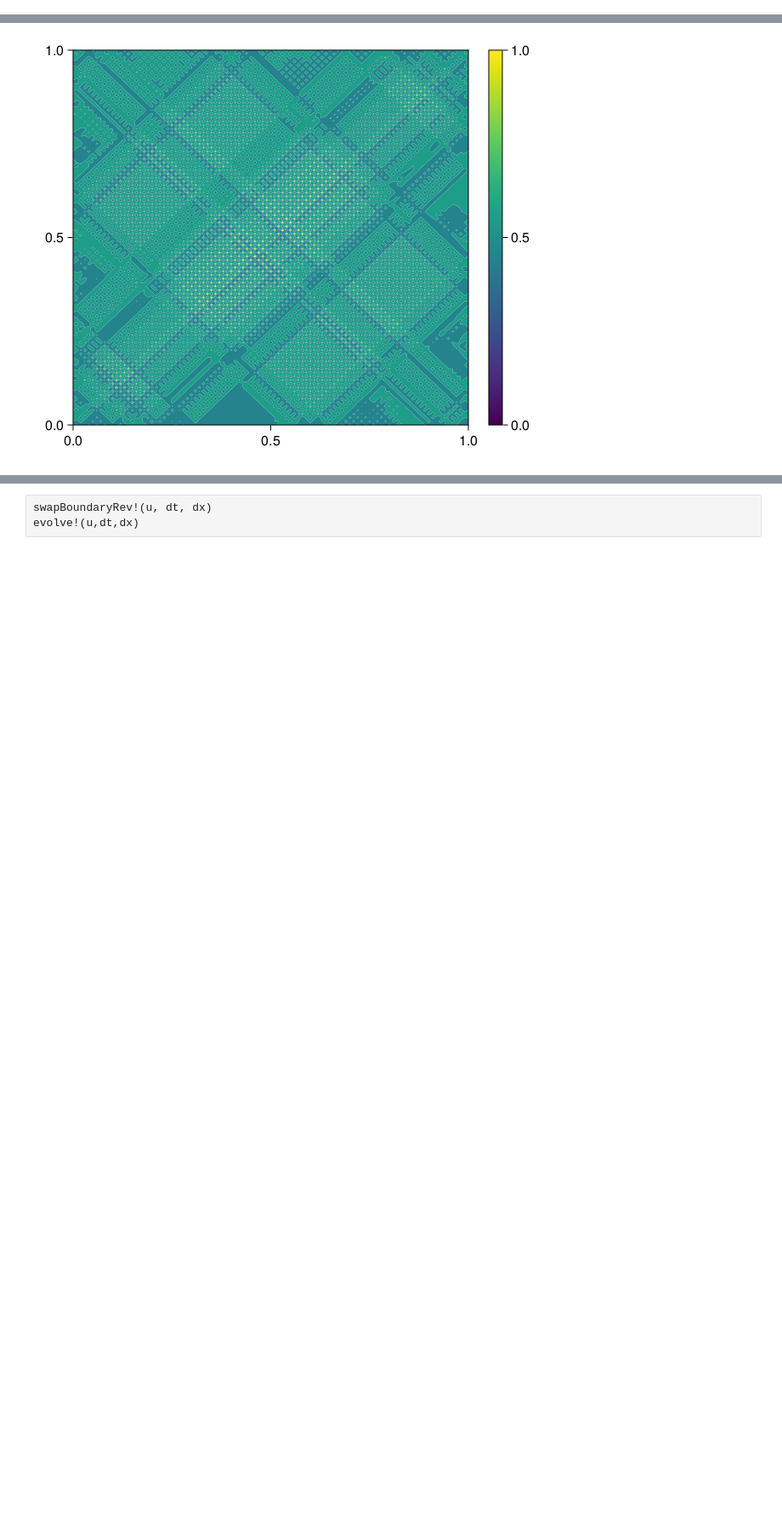
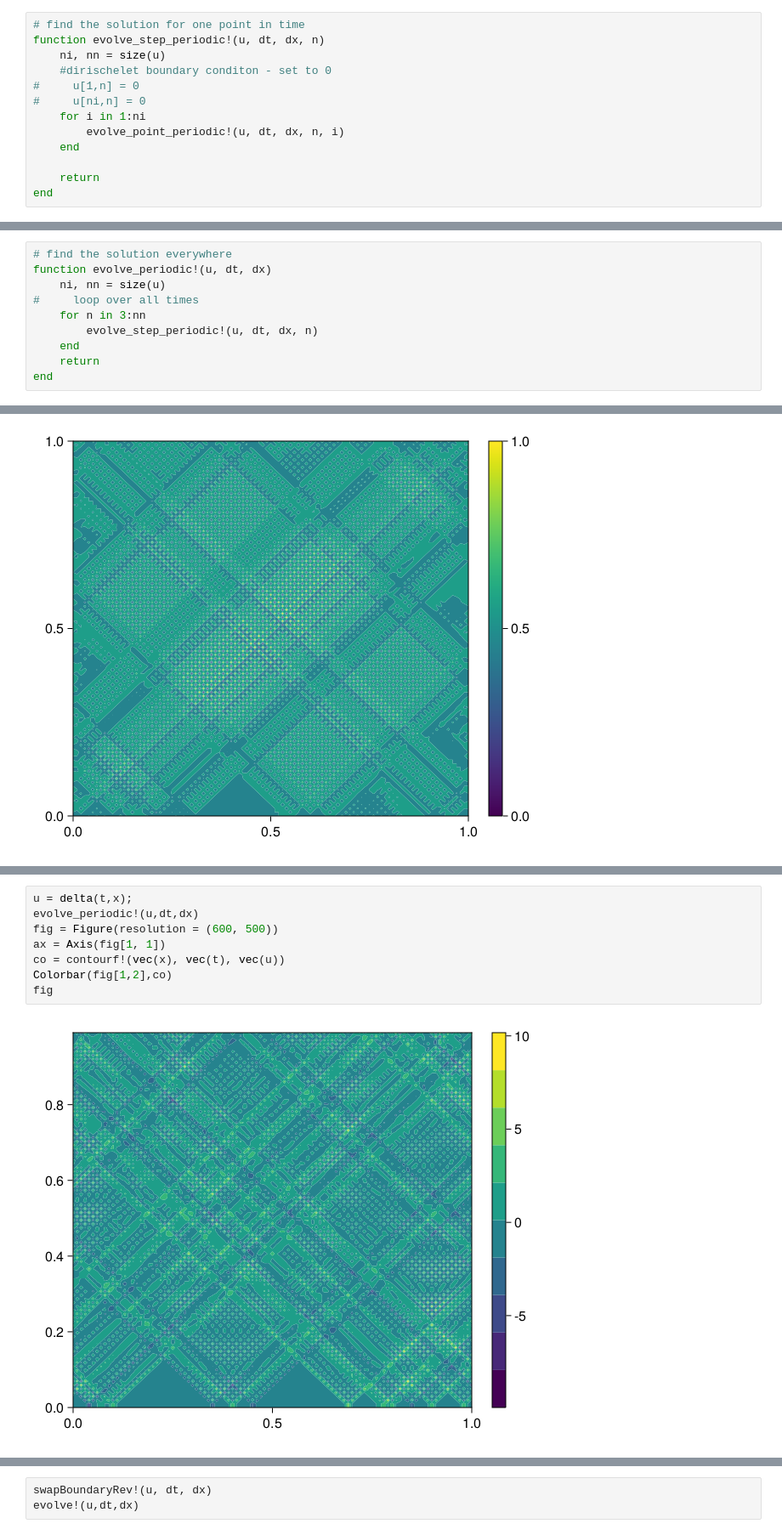
Before and after one commit to ColeLovesSpace/WaveEquation, a Jupyter notebook: WaveEquation2023-230202-091938.ipynb, the cells around one changed output, grey strips where cells are left out. Shown at 85% size. Cells and saved outputs as stored; diff of their text form; blank space fills up the shorter version.

```diff
--- a/WaveEquation2023-230202-091938.ipynb
+++ b/WaveEquation2023-230202-091938.ipynb
@@ -91,3 +112,16 @@ function evolve_step!(u, dt, dx, n)
 end
 # %% [output]
 evolve_step! (generic function with 1 method)
+# %%
+# find the solution for one point in time
+function evolve_step_periodic!(u, dt, dx, n)
+    ni, nn = size(u)
+    #dirischelet boundary conditon - set to 0
+#     u[1,n] = 0
+#     u[ni,n] = 0
+    for i in 1:ni
+        evolve_point_periodic!(u, dt, dx, n, i)
+    end
+
+    return
+end
@@ -103,3 +139,13 @@ function evolve!(u, dt, dx)
 end
 # %% [output]
 evolve! (generic function with 1 method)
+# %%
+# find the solution everywhere
+function evolve_periodic!(u, dt, dx)
+    ni, nn = size(u)
+#     loop over all times
+    for n in 3:nn
+        evolve_step_periodic!(u, dt, dx, n)
+    end
+    return
+end
@@ -189,0 +242,10 @@ fig
+# %%
+u = delta(t,x);
+evolve_periodic!(u,dt,dx)
+fig = Figure(resolution = (600, 500))
+ax = Axis(fig[1, 1])
+co = contourf!(vec(x), vec(t), vec(u))
+Colorbar(fig[1,2],co)
+fig
+# %% [output]
+[figure, added]
```
Also changed, not shown: parts of 26 cells of this notebook.
